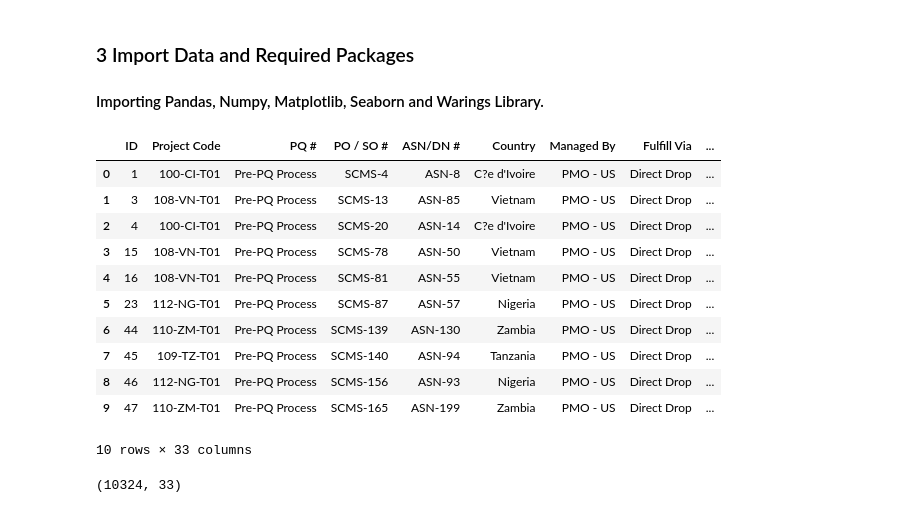
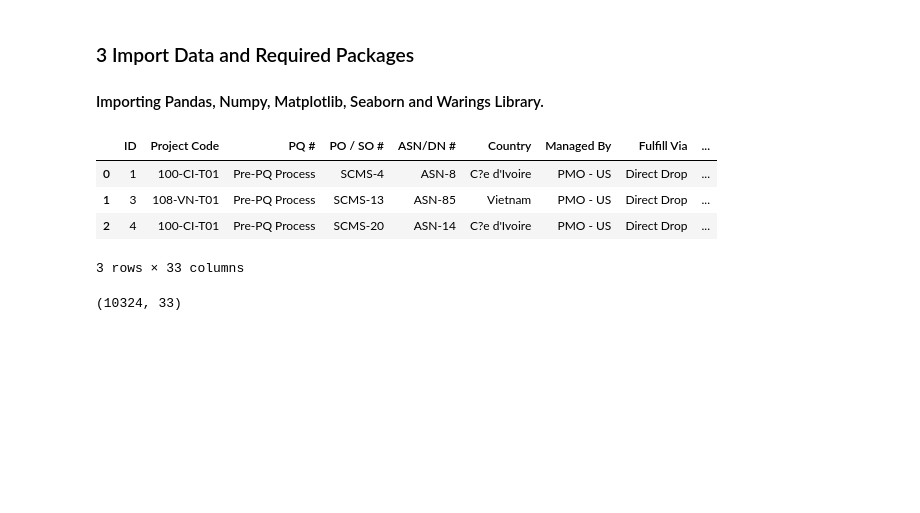
Before and after one commit to adarsh-gowda/scm_project, a Jupyter notebook: notebook/EDA.ipynb, the cells around one changed output. Cells and saved outputs as stored; diff of their text form; code cells hidden in the pictures; blank space fills up the shorter version.

```diff
--- a/notebook/EDA.ipynb
+++ b/notebook/EDA.ipynb
@@ -28,20 +28,13 @@ warnings.filterwarnings('ignore')
 # %%
 df = pd.read_csv("Data\SCMS_Delivery_History_Dataset.csv")
 # %%
-df.head(10)
+df.head(3)
 # %% [output]
 |  | ID | Project Code | PQ # | PO / SO # | ASN/DN # | Country | Managed By | Fulfill Via | ... |
 | 0 | 1 | 100-CI-T01 | Pre-PQ Process | SCMS-4 | ASN-8 | C?e d'Ivoire | PMO - US | Direct Drop | ... |
 | 1 | 3 | 108-VN-T01 | Pre-PQ Process | SCMS-13 | ASN-85 | Vietnam | PMO - US | Direct Drop | ... |
 | 2 | 4 | 100-CI-T01 | Pre-PQ Process | SCMS-20 | ASN-14 | C?e d'Ivoire | PMO - US | Direct Drop | ... |
-| 3 | 15 | 108-VN-T01 | Pre-PQ Process | SCMS-78 | ASN-50 | Vietnam | PMO - US | Direct Drop | ... |
-| 4 | 16 | 108-VN-T01 | Pre-PQ Process | SCMS-81 | ASN-55 | Vietnam | PMO - US | Direct Drop | ... |
-| 5 | 23 | 112-NG-T01 | Pre-PQ Process | SCMS-87 | ASN-57 | Nigeria | PMO - US | Direct Drop | ... |
-| 6 | 44 | 110-ZM-T01 | Pre-PQ Process | SCMS-139 | ASN-130 | Zambia | PMO - US | Direct Drop | ... |
-| 7 | 45 | 109-TZ-T01 | Pre-PQ Process | SCMS-140 | ASN-94 | Tanzania | PMO - US | Direct Drop | ... |
-| 8 | 46 | 112-NG-T01 | Pre-PQ Process | SCMS-156 | ASN-93 | Nigeria | PMO - US | Direct Drop | ... |
-| 9 | 47 | 110-ZM-T01 | Pre-PQ Process | SCMS-165 | ASN-199 | Zambia | PMO - US | Direct Drop | ... |
-10 rows × 33 columns
+3 rows × 33 columns
 # %%
 df.shape
 # %% [output]
```
Also changed, not shown: parts of 40 cells of this notebook, 4 other files.
